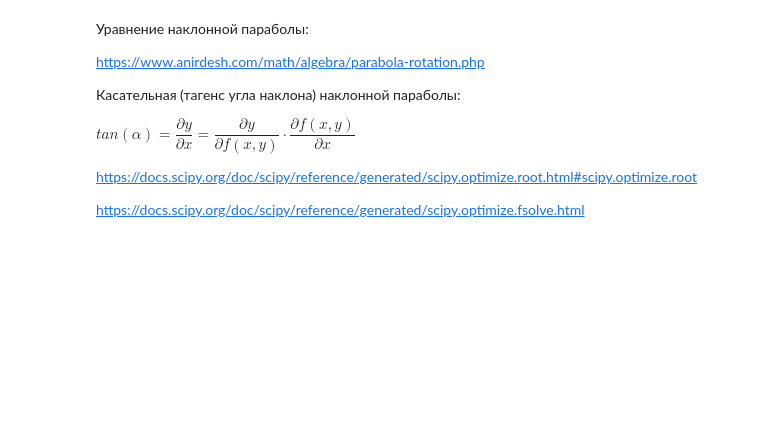
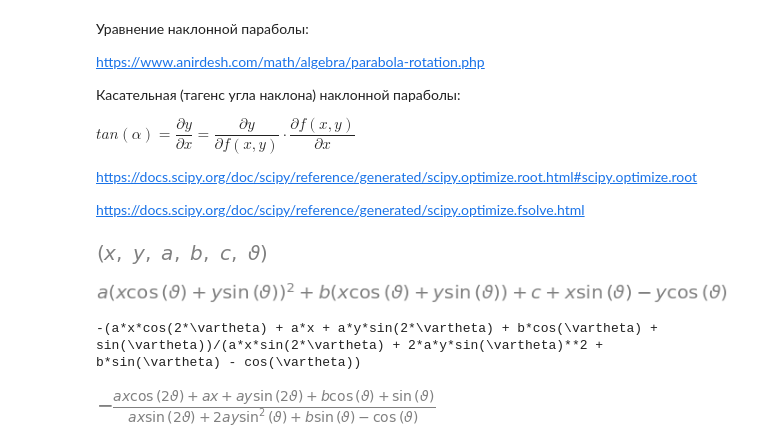
Before and after one commit to Ornstein89/RocketNozzleContour, a Jupyter notebook: RocketNozzleContours.ipynb, the cells around one changed output. Cells and saved outputs as stored; diff of their text form; code cells hidden in the pictures; blank space fills up the shorter version.

```diff
--- a/RocketNozzleContours.ipynb
+++ b/RocketNozzleContours.ipynb
@@ -56,3 +56,28 @@ ${tan(\alpha)=\dfrac{\partial y}{\partial x}=\dfrac{\partial y}{\partial f(x,y)}
 https://docs.scipy.org/doc/scipy/reference/generated/scipy.optimize.root.html#scipy.optimize.root
 
 https://docs.scipy.org/doc/scipy/reference/generated/scipy.optimize.fsolve.html
+# %%
+import sympy
+from sympy import *
+x_sym, y_sym, a_sym, b_sym, c_sym, t_sym = symbols('x y a b c \\vartheta')
+sympy.init_printing()
+x_sym, y_sym, a_sym, b_sym, c_sym, t_sym
+# %% [output]
+[figure, added]
+# %%
+# tilted parabola equation
+til_par_eqn = (a_sym*(x_sym*cos(t_sym) + y_sym*sin(t_sym))**2
+        - (y_sym*cos(t_sym) - x_sym*sin(t_sym))
+        + b_sym*(x_sym*cos(t_sym) + y_sym*sin(t_sym))
+        + c_sym)
+til_par_eqn
+# %% [output]
+[figure, added]
+# %%
+# dF_dx = diff(til_par_eqn, x_sym)
+dF_dx = idiff(til_par_eqn, y_sym, x_sym).simplify()
+print(dF_dx)
+dF_dx
+# %% [output]
+-(a*x*cos(2*\vartheta) + a*x + a*y*sin(2*\vartheta) + b*cos(\vartheta) + sin(\vartheta))/(a*x*sin(2*\vartheta) + 2*a*y*sin(\vartheta)**2 + b*sin(\vartheta) - cos(\vartheta))
+[figure, added]
```
Also changed, not shown: parts of 6 cells of this notebook.
